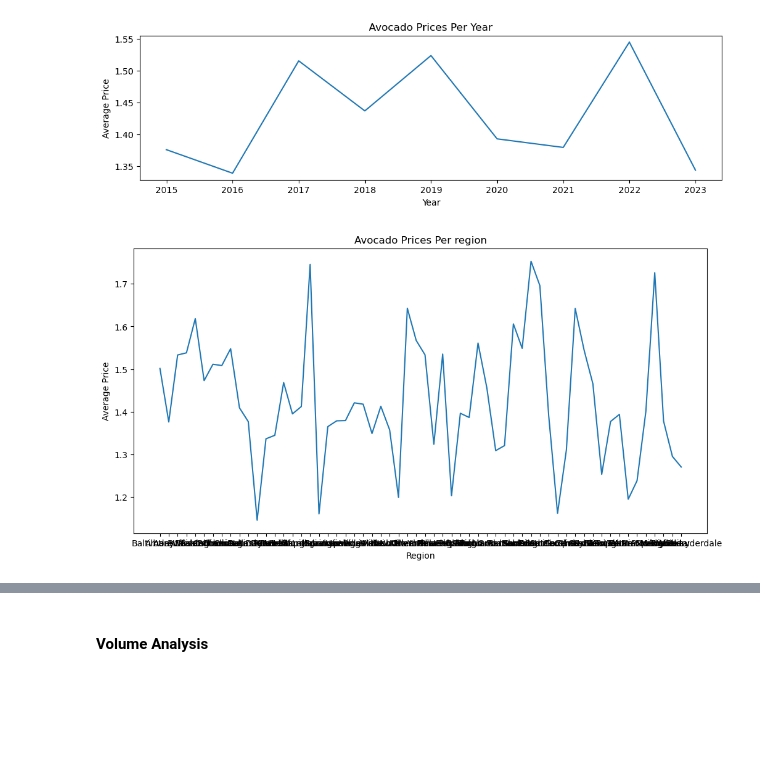
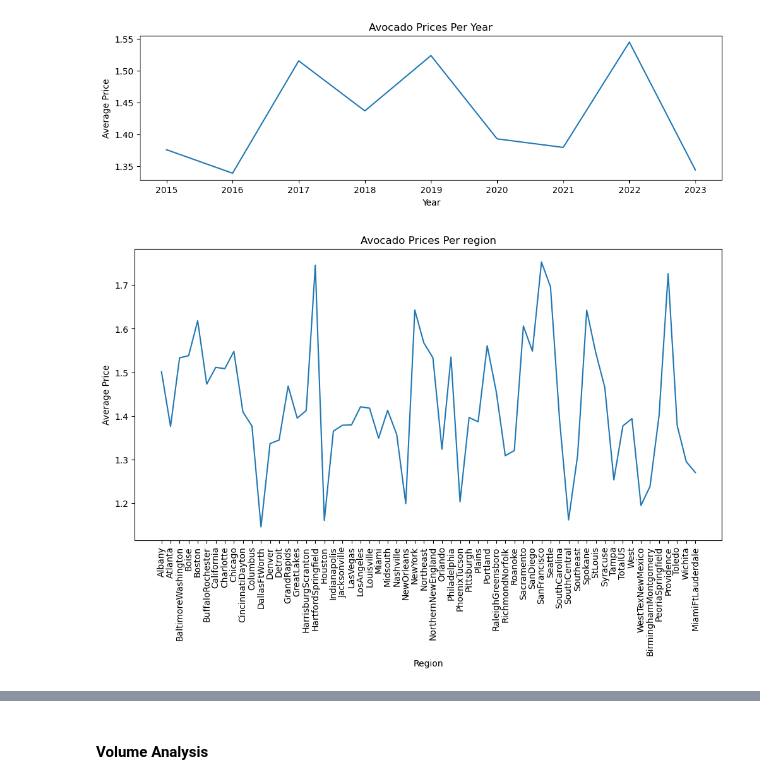
Before and after one commit to VrishtiSingh/PythonExplorersTeam3, a Jupyter notebook: Avocado Prices and Sales Volume 2015-2023.ipynb, the cells around one changed output, grey strips where cells are left out. Cells and saved outputs as stored; diff of their text form; code cells hidden in the pictures; blank space fills up the shorter version.

Commit message:
Bag size vs region
Added Bag size vs region plot and corrected axis rotation labels on previous plots

```diff
--- a/Avocado Prices and Sales Volume 2015-2023.ipynb
+++ b/Avocado Prices and Sales Volume 2015-2023.ipynb
@@ -260,12 +260,13 @@ plt.show()
 # %%
 plt.figure(figsize=(12, 6))
 sns.lineplot(data=df, x='region', y='AveragePrice', ci = None)
 plt.title('Avocado Prices Per region')
 plt.xlabel('Region')
 plt.ylabel('Average Price')
+plt.xticks(rotation=90)  # Rotate region names for readability
 plt.show()
 # %% [output]
-[figure, old version]
+[figure, new version]
 # %%
 # Box plot of Average Price by Type (Conventional vs Organic)
 plt.figure(figsize=(8, 6))
```
Also changed, not shown: parts of 4 cells of this notebook.
